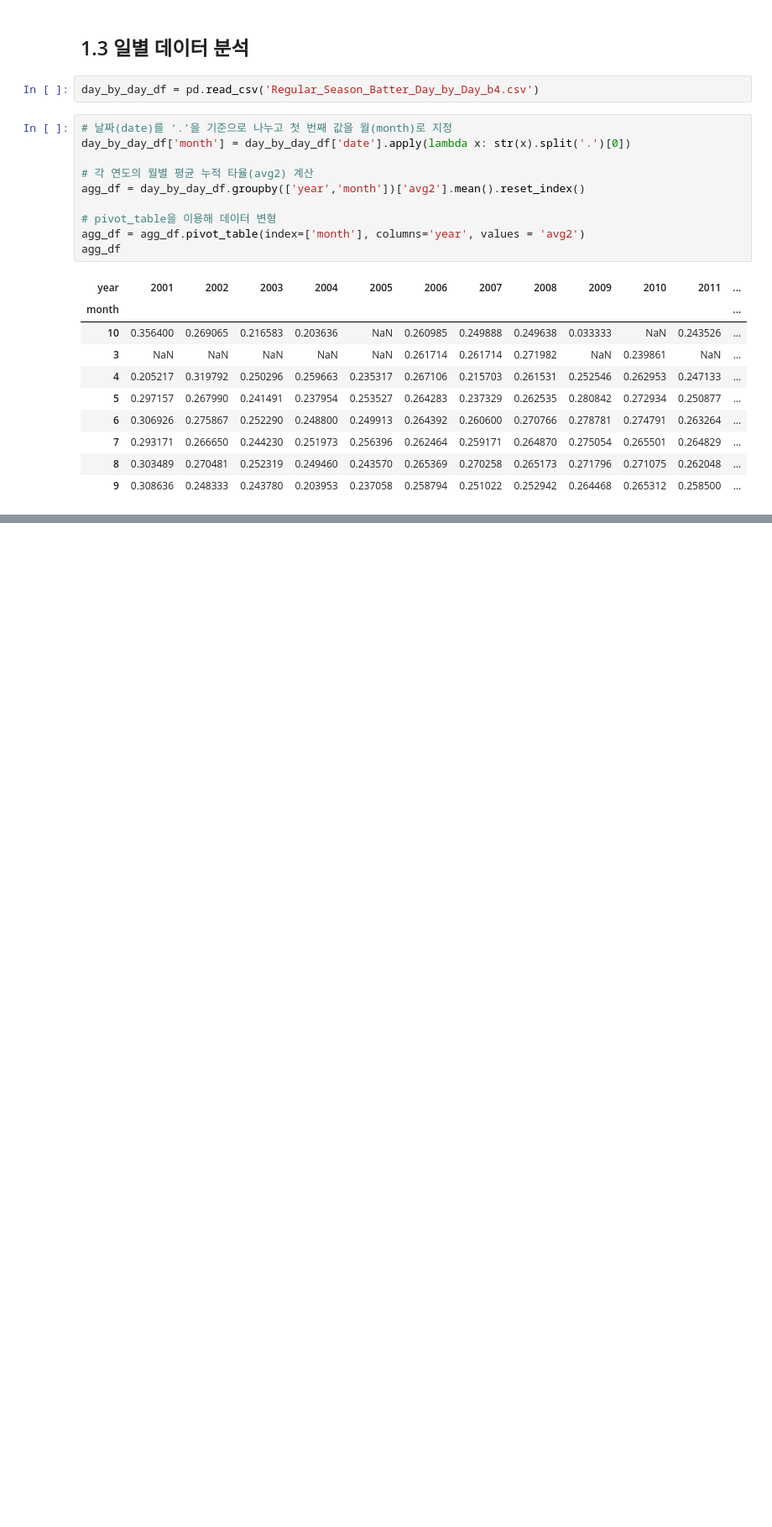
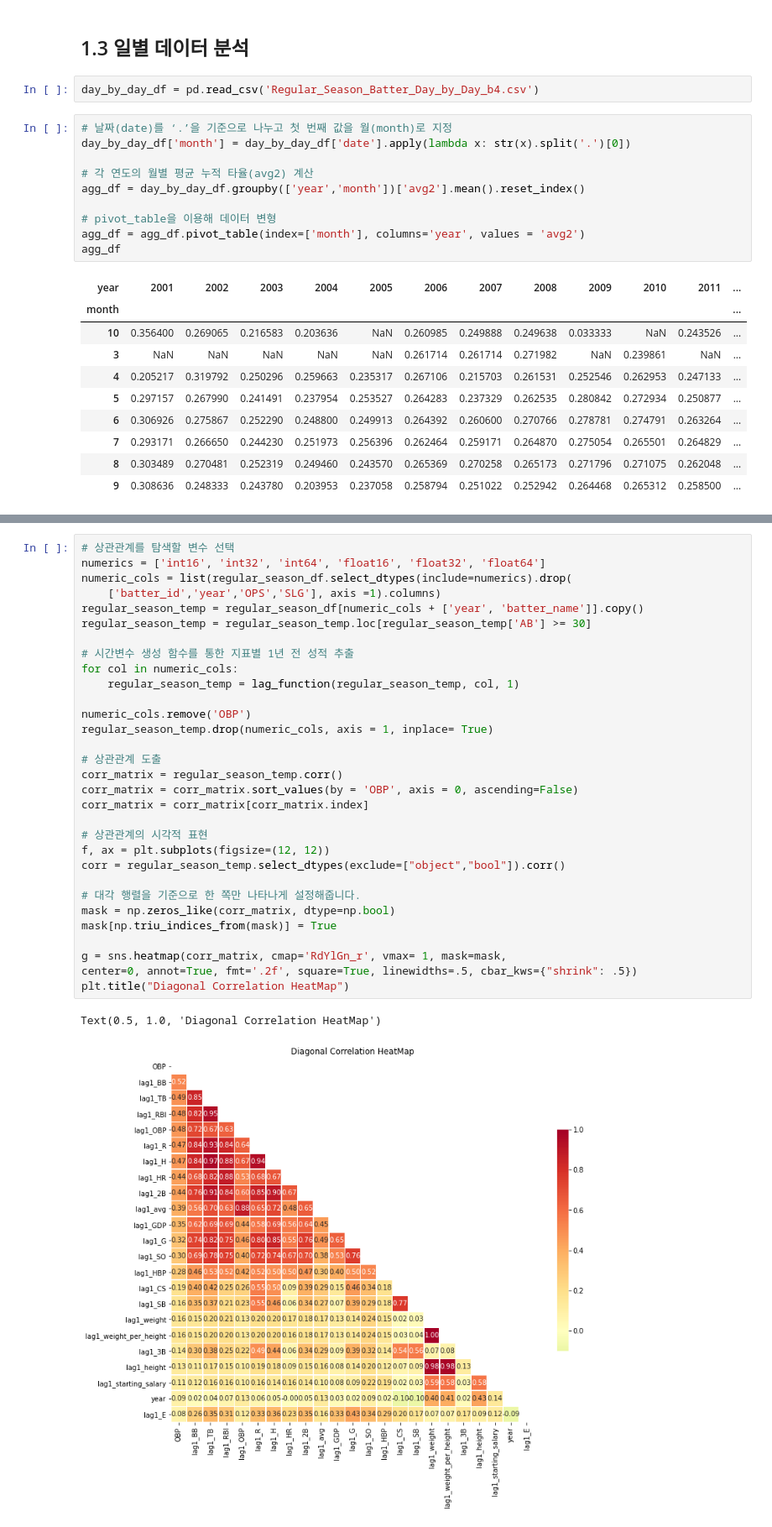
Before and after one commit to good5229/dacon_practice, a Jupyter notebook: Kbo_OPS.ipynb, the cells around one changed output, grey strips where cells are left out. Shown at 84% size. Cells and saved outputs as stored; diff of their text form; blank space fills up the shorter version.

```diff
--- a/Kbo_OPS.ipynb
+++ b/Kbo_OPS.ipynb
@@ -419,0 +597,34 @@ plt.show()
+# %%
+# 상관관계를 탐색할 변수 선택
+numerics = ['int16', 'int32', 'int64', 'float16', 'float32', 'float64']
+numeric_cols = list(regular_season_df.select_dtypes(include=numerics).drop(
+    ['batter_id','year','OPS','SLG'], axis =1).columns)
+regular_season_temp = regular_season_df[numeric_cols + ['year', 'batter_name']].copy()
+regular_season_temp = regular_season_temp.loc[regular_season_temp['AB'] >= 30]
+
+# 시간변수 생성 함수를 통한 지표별 1년 전 성적 추출
+for col in numeric_cols:
+    regular_season_temp = lag_function(regular_season_temp, col, 1)
+
+numeric_cols.remove('OBP')
+regular_season_temp.drop(numeric_cols, axis = 1, inplace= True)
+
+# 상관관계 도출
+corr_matrix = regular_season_temp.corr()
+corr_matrix = corr_matrix.sort_values(by = 'OBP', axis = 0, ascending=False)
+corr_matrix = corr_matrix[corr_matrix.index]
+
+# 상관관계의 시각적 표현
+f, ax = plt.subplots(figsize=(12, 12))
+corr = regular_season_temp.select_dtypes(exclude=["object","bool"]).corr()
+
+# 대각 행렬을 기준으로 한 쪽만 나타나게 설정해줍니다.
+mask = np.zeros_like(corr_matrix, dtype=np.bool)
+mask[np.triu_indices_from(mask)] = True
+
+g = sns.heatmap(corr_matrix, cmap='RdYlGn_r', vmax= 1, mask=mask,
+center=0, annot=True, fmt='.2f', square=True, linewidths=.5, cbar_kws={"shrink": .5})
+plt.title("Diagonal Correlation HeatMap")
+# %% [output]
+Text(0.5, 1.0, 'Diagonal Correlation HeatMap')
+[figure, added]
```
Also changed, not shown: parts of 28 cells of this notebook.
